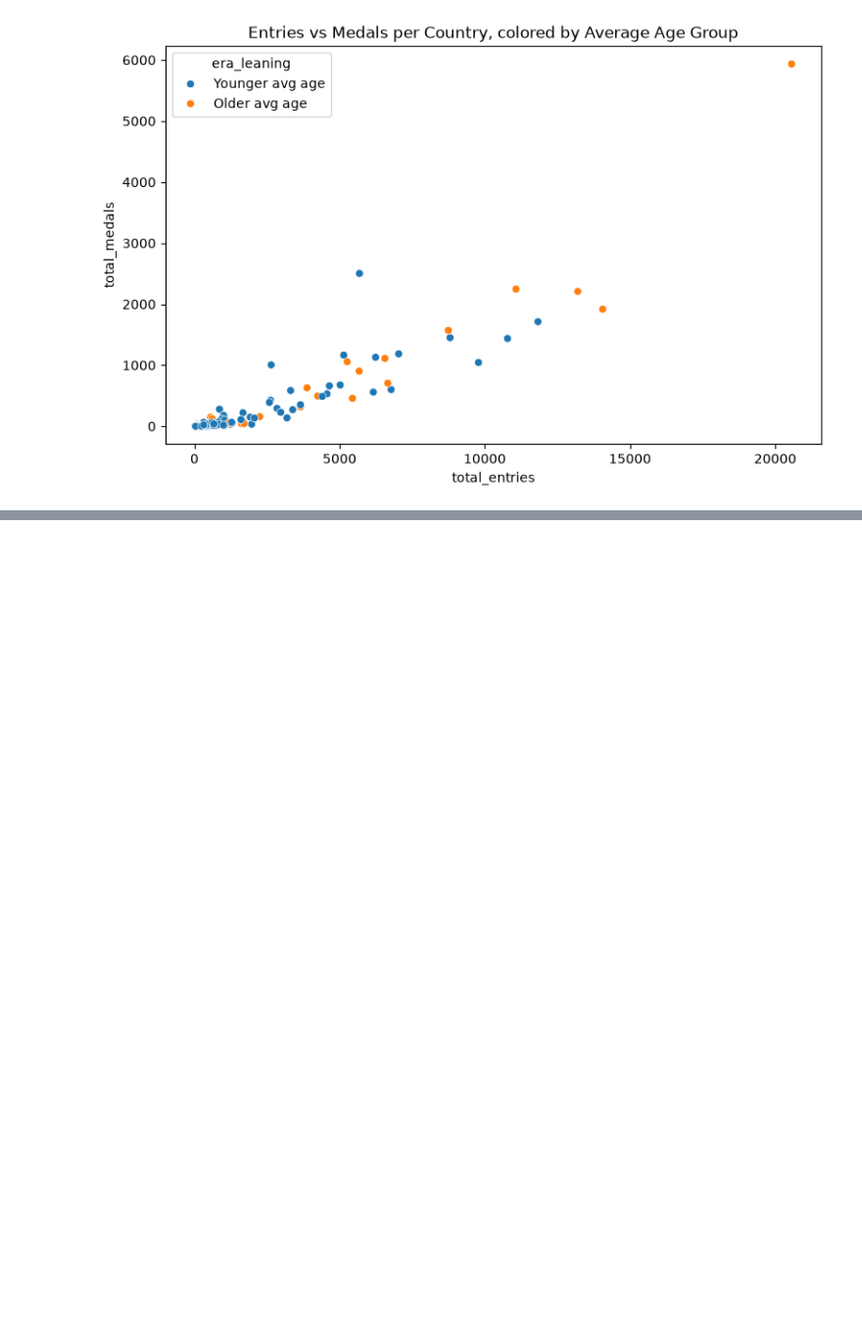
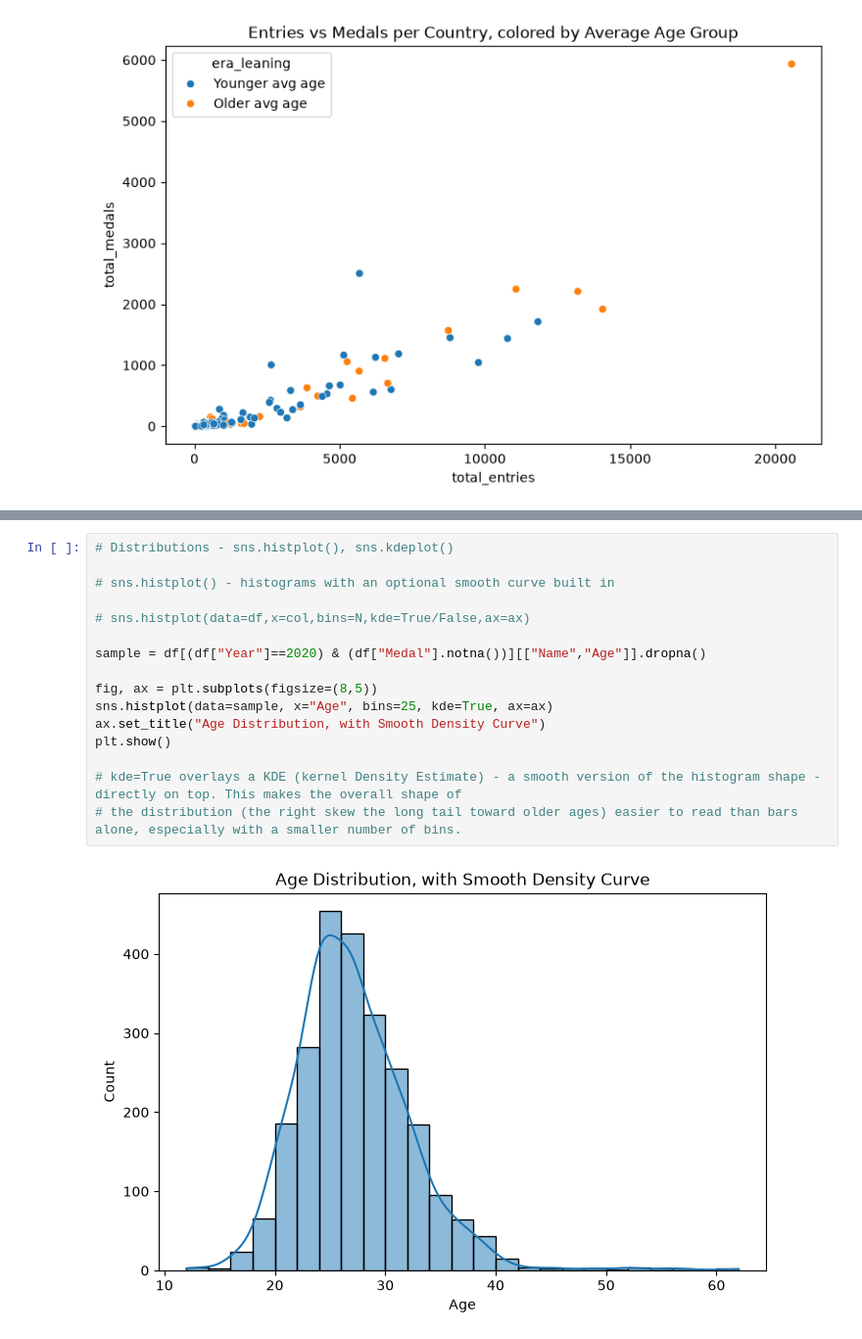
Before and after one commit to Ramya-101999/Python-Class, a Jupyter notebook: Visualization 2.ipynb, the cells around one changed output, grey strips where cells are left out. Shown at 98% size. Drawn from its saved outputs; the diff is of its cells as text; blank space fills up the shorter version.

Commit message:
files updated:Visualization2.ipynbUpdate Visualization2 notebook with new data analysis

```diff
--- a/Visualization 2.ipynb
+++ b/Visualization 2.ipynb
@@ -49,2 +53,20 @@ plt.show()
 # %% [output]
 [figure]
+# %%
+# Distributions - sns.histplot(), sns.kdeplot()
+
+# sns.histplot() - histograms with an optional smooth curve built in
+
+# sns.histplot(data=df,x=col,bins=N,kde=True/False,ax=ax)
+
+sample = df[(df["Year"]==2020) & (df["Medal"].notna())][["Name","Age"]].dropna()
+
+fig, ax = plt.subplots(figsize=(8,5))
+sns.histplot(data=sample, x="Age", bins=25, kde=True, ax=ax)
+ax.set_title("Age Distribution, with Smooth Density Curve")
+plt.show()
+
+# kde=True overlays a KDE (kernel Density Estimate) - a smooth version of the histogram shape - directly on top. This makes the overall shape of
+# the distribution (the right skew the long tail toward older ages) easier to read than bars alone, especially with a smaller number of bins.
+# %% [output]
+[figure, added]
```
Also changed, not shown: parts of 2 cells of this notebook.
